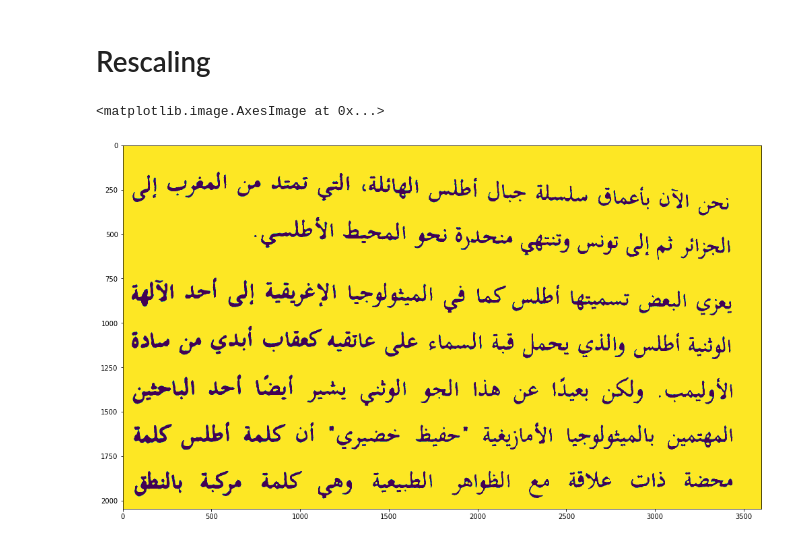
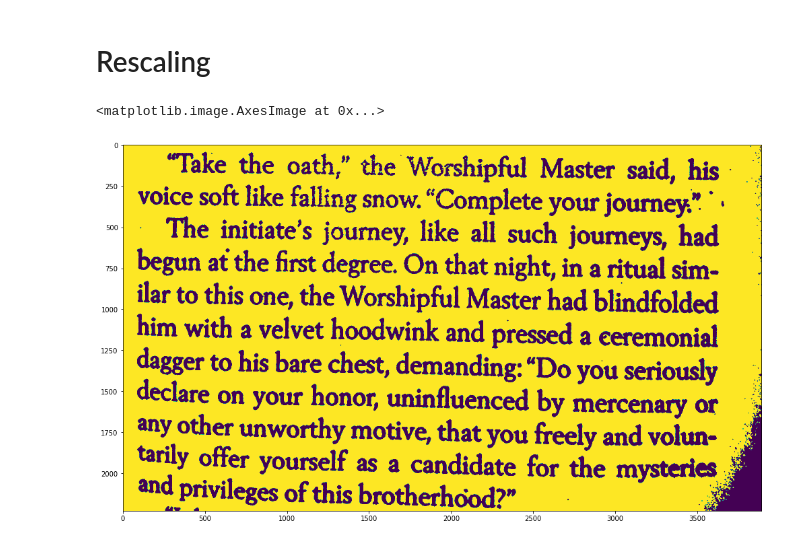
Before and after one commit to Amrallah/Bookworm, a Jupyter notebook: bookworm.ipynb, the cells around one changed output. Cells and saved outputs as stored; diff of their text form; code cells hidden in the pictures.

```diff
--- a/bookworm.ipynb
+++ b/bookworm.ipynb
@@ -122,15 +123,15 @@ english_processed=english_processing(english01,True)
 # %%
 import matplotlib.pyplot as plt
 import matplotlib
 import matplotlib as mpl
 matplotlib.use('Agg')
 %matplotlib inline
 mpl.rcParams['agg.path.chunksize'] = 10000
 plt.rcParams['figure.figsize'] = [17, 17]
 
 fig1 = plt.figure()
 ax1 = fig1.add_subplot(1,1,1)
-ax1.imshow(arabic_processed)
+ax1.imshow(english_processed)
 # %% [output]
 <matplotlib.image.AxesImage at 0x...>
-[figure, old version]
+[figure, new version]
```
Also changed, not shown: parts of 3 cells of this notebook.
